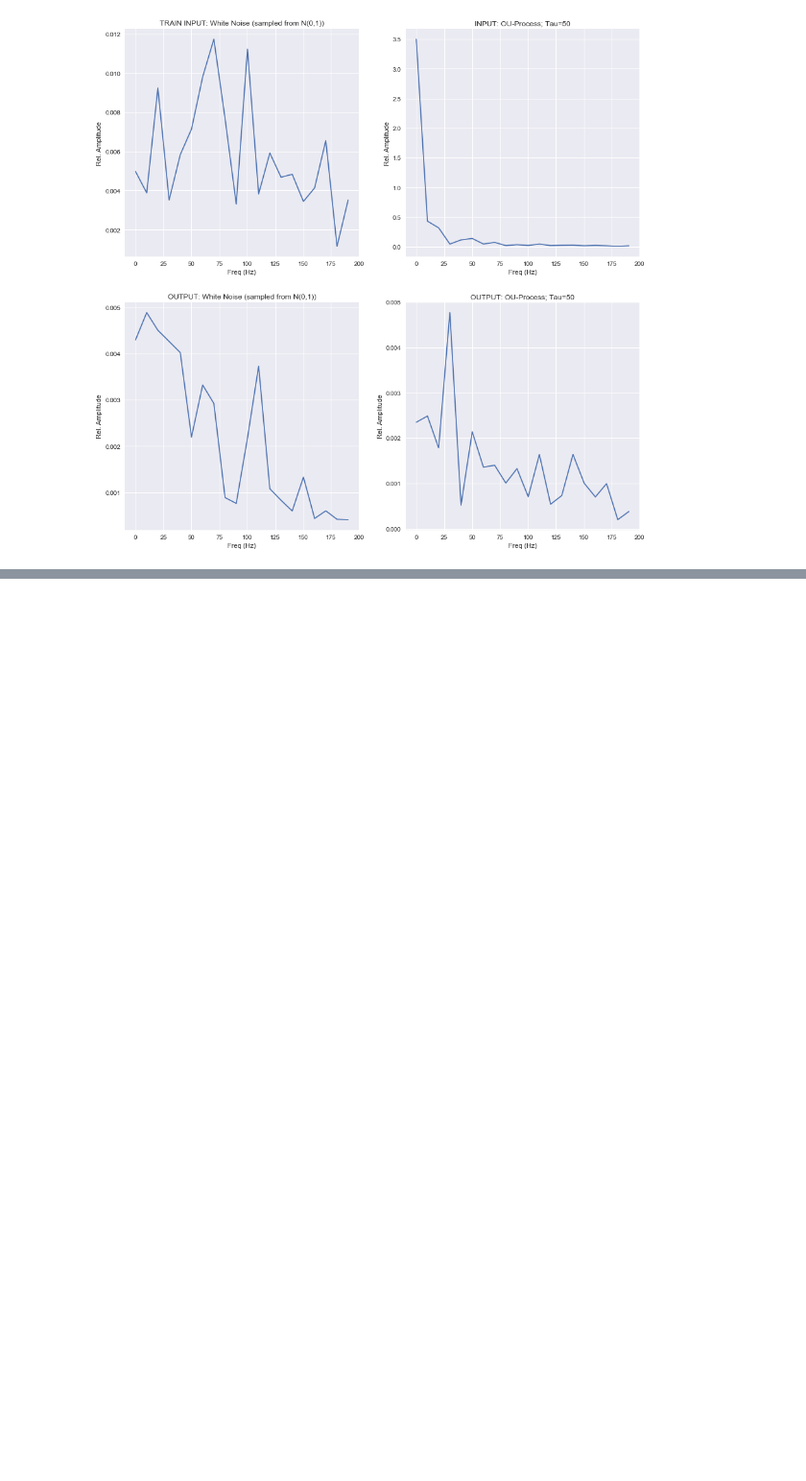
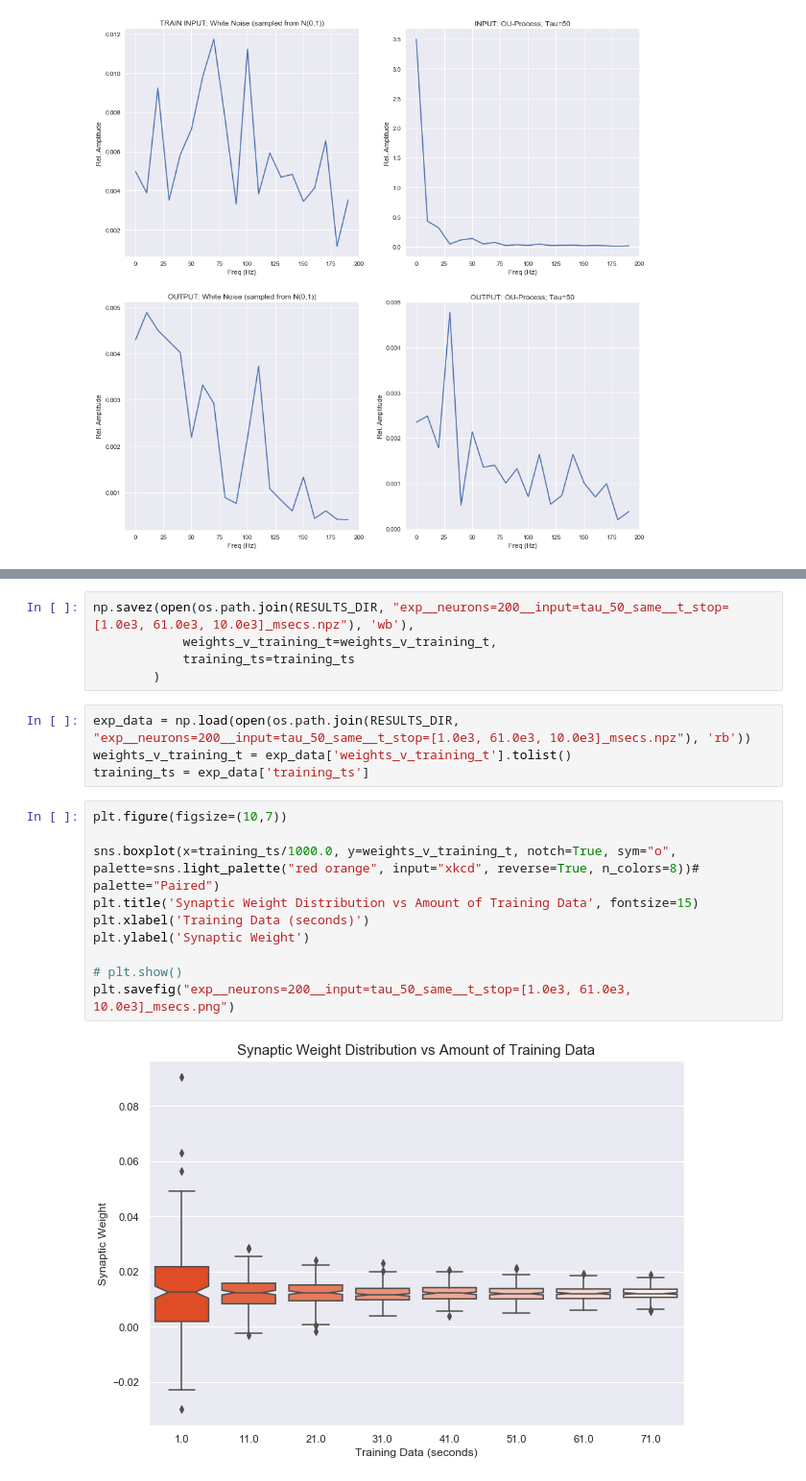
Before and after one commit to nsbspl/async-spike-propagation, a Jupyter notebook: main.ipynb, the cells around one changed output, grey strips where cells are left out. Shown at 96% size. Saved outputs shown, nothing was run; the diff lists cells and outputs as text; blank space fills up the shorter version.

```diff
--- a/main.ipynb
+++ b/main.ipynb
@@ -419,0 +443,21 @@ plt.show()
+# %%
+np.savez(open(os.path.join(RESULTS_DIR, "exp__neurons=200__input=tau_50_same__t_stop=[1.0e3, 61.0e3, 10.0e3]_msecs.npz"), 'wb'),
+            weights_v_training_t=weights_v_training_t,
+            training_ts=training_ts
+        )
+# %%
+exp_data = np.load(open(os.path.join(RESULTS_DIR, "exp__neurons=200__input=tau_50_same__t_stop=[1.0e3, 61.0e3, 10.0e3]_msecs.npz"), 'rb'))
+weights_v_training_t = exp_data['weights_v_training_t'].tolist()
+training_ts = exp_data['training_ts']
+# %%
+plt.figure(figsize=(10,7))
+
+sns.boxplot(x=training_ts/1000.0, y=weights_v_training_t, notch=True, sym="o", palette=sns.light_palette("red orange", input="xkcd", reverse=True, n_colors=8))# palette="Paired")
+plt.title('Synaptic Weight Distribution vs Amount of Training Data', fontsize=15)
+plt.xlabel('Training Data (seconds)')
+plt.ylabel('Synaptic Weight')
+
+# plt.show()
+plt.savefig("exp__neurons=200__input=tau_50_same__t_stop=[1.0e3, 61.0e3, 10.0e3]_msecs.png")
+# %% [output]
+[figure, added]
```
Also changed, not shown: parts of 23 cells of this notebook, 2 other files.
